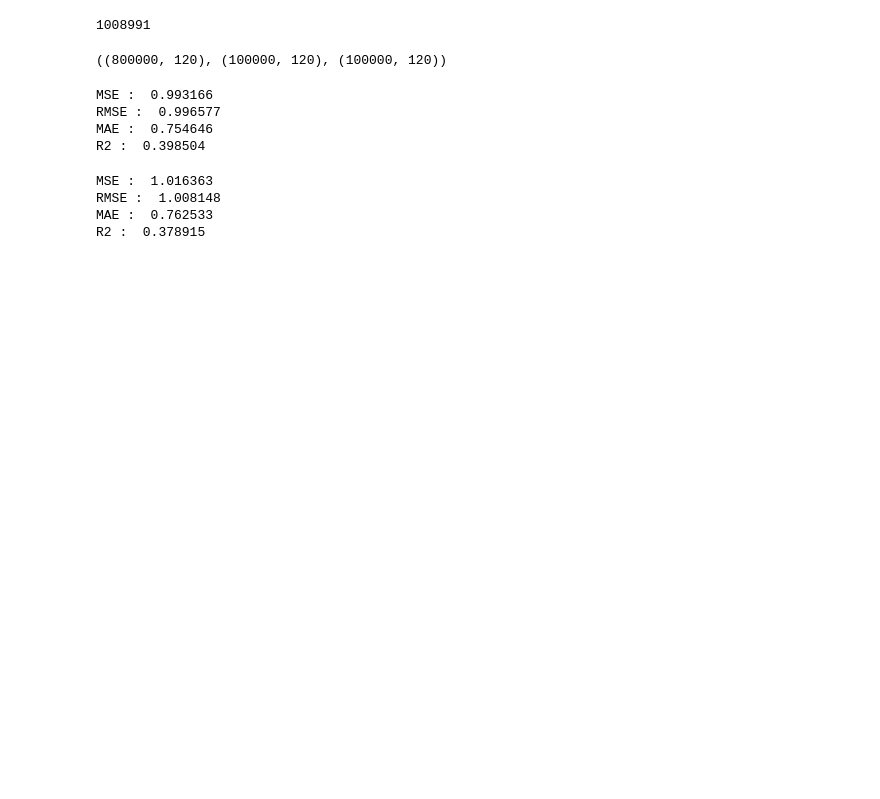
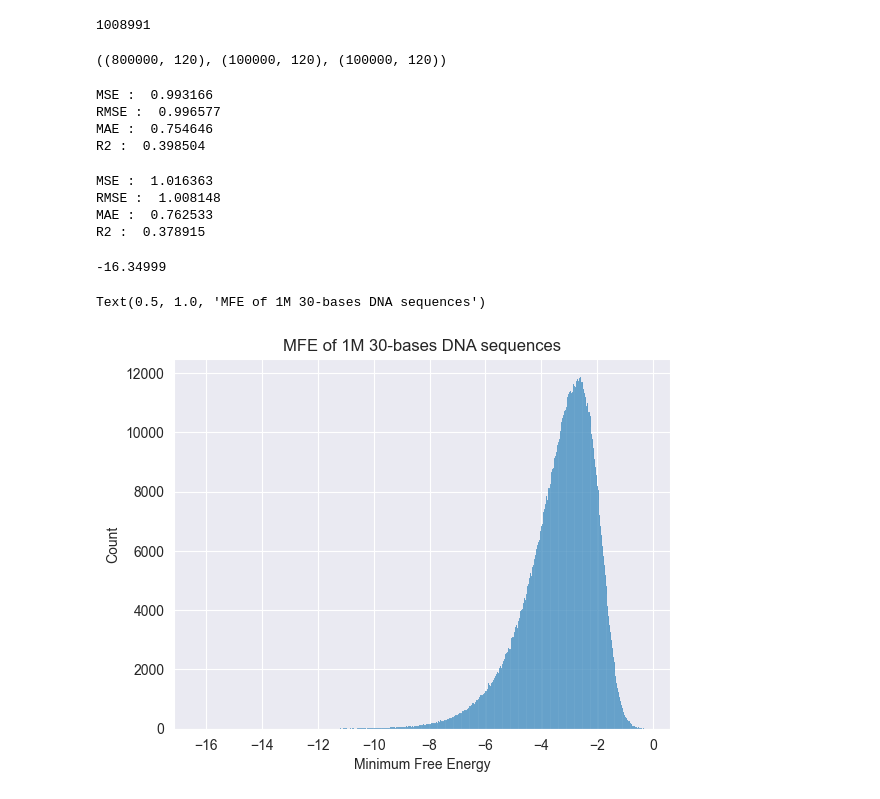
Before and after one commit to ScierKnave/dna_aptamers_modelling, a Jupyter notebook: src/results/XGB.ipynb, the cells around one changed output. Drawn from its saved outputs; the diff is of its cells as text; code cells hidden in the pictures; blank space fills up the shorter version.

```diff
--- a/src/results/XGB.ipynb
+++ b/src/results/XGB.ipynb
@@ -146,3 +146,15 @@ MSE :  1.016363
 RMSE :  1.008148
 MAE :  0.762533
 R2 :  0.378915
+# %%
+y
+# %% [output]
+-16.34999
+# %%
+column_values = ['Minimum Free Energy']
+df = pd.DataFrame(data=y, columns = column_values)
+# %%
+sns.histplot(data=df, x='Minimum Free Energy').set_title('MFE of 1M 30-bases DNA sequences')
+# %% [output]
+Text(0.5, 1.0, 'MFE of 1M 30-bases DNA sequences')
+[figure, added]
```
Also changed, not shown: 1 other file.
